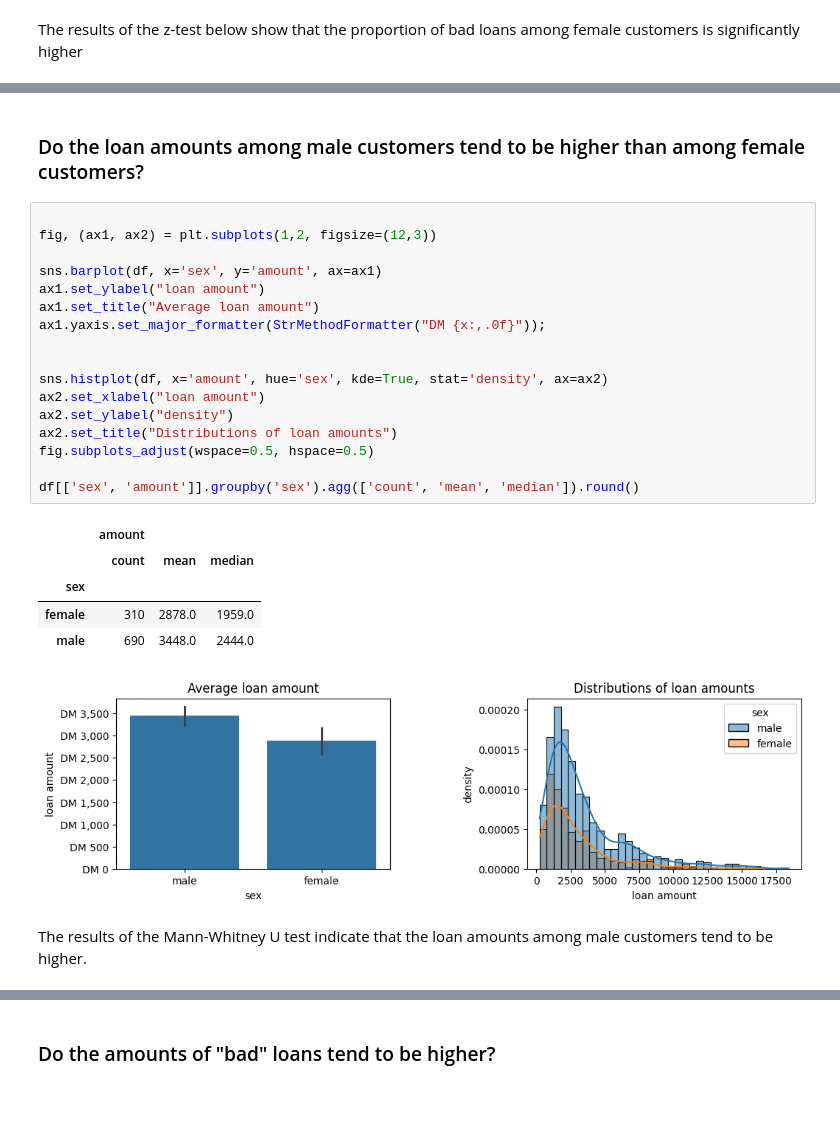
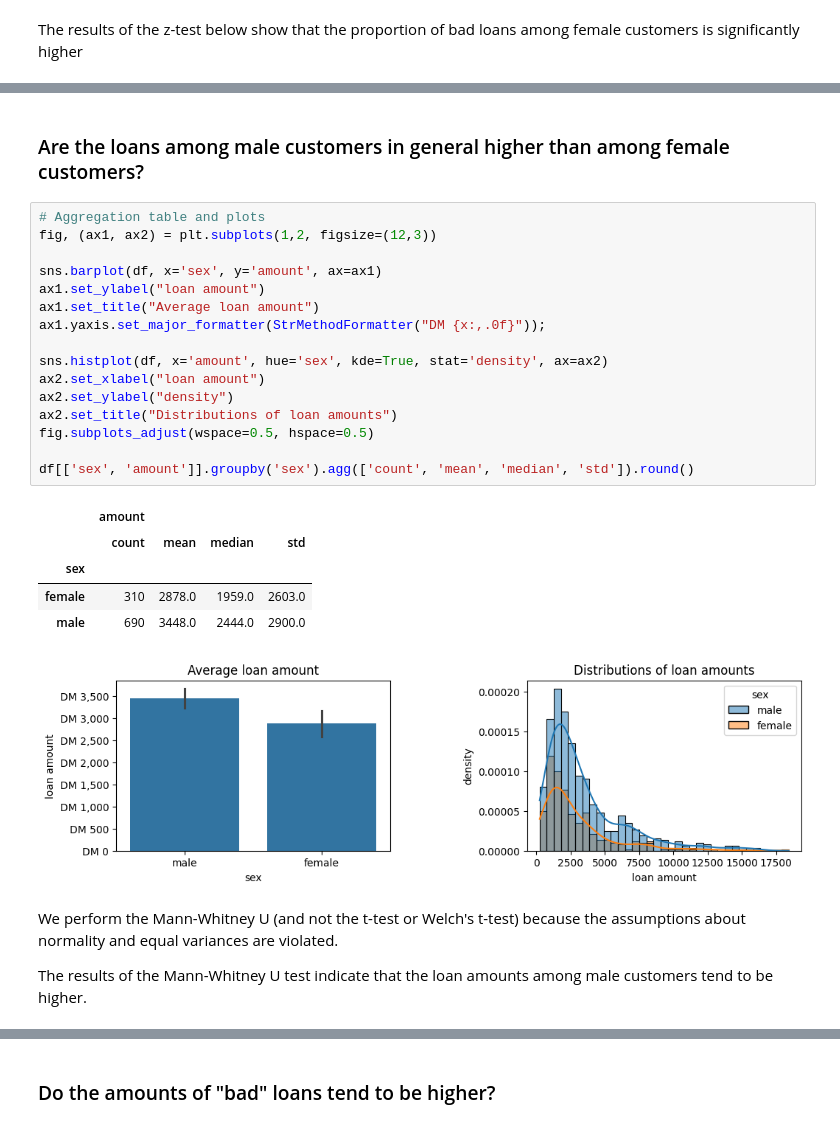
Before and after one commit to leztien/portfolio-project-classification-for-german-credit-database, a Jupyter notebook: exploratory_data_analysis.ipynb, the cells around one changed output, grey strips where cells are left out. Drawn from its saved outputs; the diff is of its cells as text; blank space fills up the shorter version.

```diff
--- a/exploratory_data_analysis.ipynb
+++ b/exploratory_data_analysis.ipynb
@@ -534,30 +542,31 @@ The proportion of bad loans in females is greater than in males
 # %% [markdown]
-### Do the loan amounts among male customers tend to be higher than among female customers?
+### Are the loans among male customers in general higher than among female customers?
 # %%
-
+# Aggregation table and plots
 fig, (ax1, ax2) = plt.subplots(1,2, figsize=(12,3))
 
 sns.barplot(df, x='sex', y='amount', ax=ax1)
 ax1.set_ylabel("loan amount")
 ax1.set_title("Average loan amount")
 ax1.yaxis.set_major_formatter(StrMethodFormatter("DM {x:,.0f}"));
 
-
 sns.histplot(df, x='amount', hue='sex', kde=True, stat='density', ax=ax2)
 ax2.set_xlabel("loan amount")
 ax2.set_ylabel("density")
 ax2.set_title("Distributions of loan amounts")
 fig.subplots_adjust(wspace=0.5, hspace=0.5)
 
-df[['sex', 'amount']].groupby('sex').agg(['count', 'mean', 'median']).round()
+df[['sex', 'amount']].groupby('sex').agg(['count', 'mean', 'median', 'std']).round()
 # %% [output]
-|  | amount |  |  |
-|  | count | mean | median |
-| sex |  |  |  |
-| female | 310 | 2878.0 | 1959.0 |
-| male | 690 | 3448.0 | 2444.0 |
+|  | amount |  |  |  |
+|  | count | mean | median | std |
+| sex |  |  |  |  |
+| female | 310 | 2878.0 | 1959.0 | 2603.0 |
+| male | 690 | 3448.0 | 2444.0 | 2900.0 |
 [figure]
 # %% [markdown]
+We perform the Mann-Whitney U (and not the t-test or Welch's t-test) because the assumptions about normality and equal variances are violated.
+
 The results of the Mann-Whitney U test indicate that the loan amounts among male customers tend to be higher.
 # %%
 sample1 = df.loc[df['sex']=='female', 'amount']
```
Also changed, not shown: parts of 33 cells of this notebook, 3 other files.
